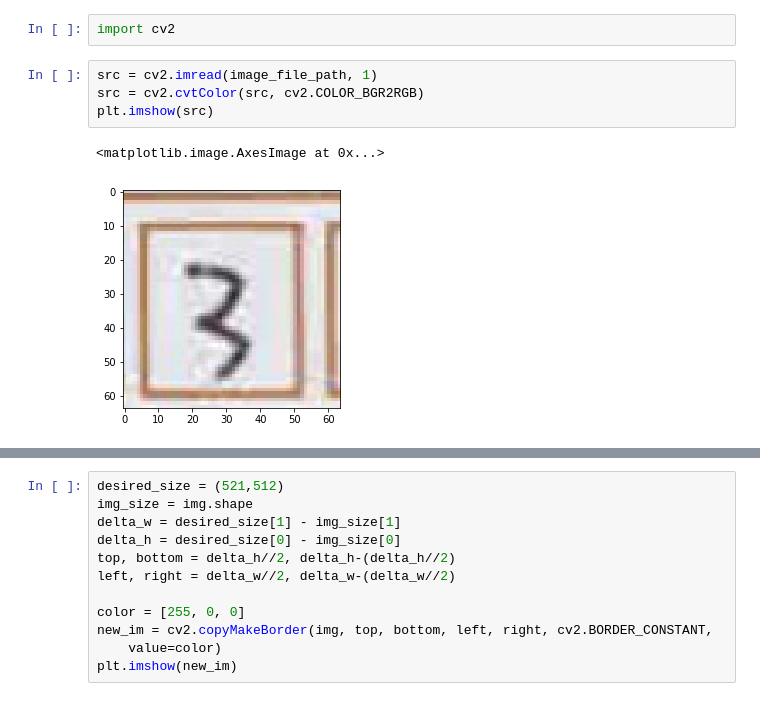
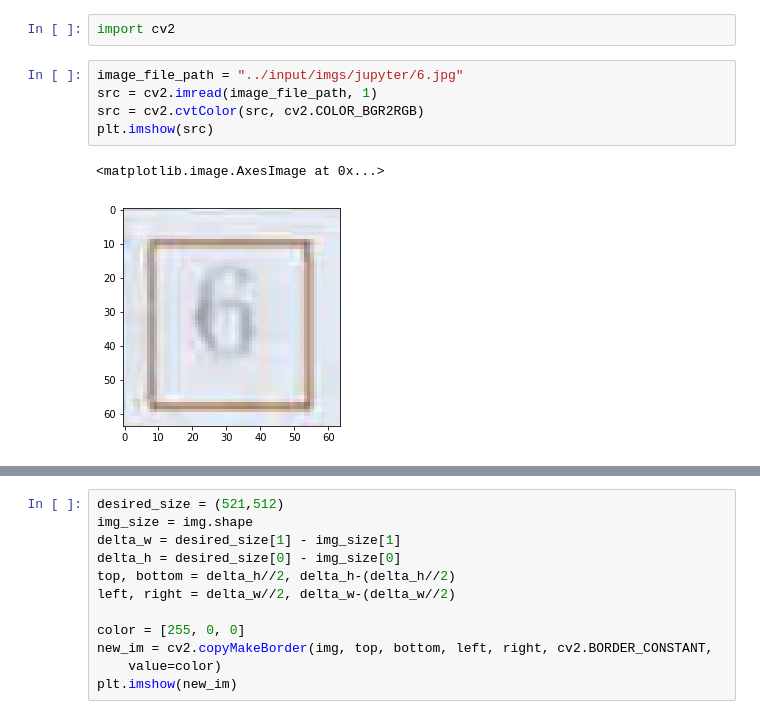
Before and after one commit to skyzhao3q/skyz_pyutils, a Jupyter notebook: skz_utils/image_padding.ipynb, the cells around one changed output, grey strips where cells are left out. Saved outputs shown, nothing was run; the diff lists cells and outputs as text.

```diff
--- a/skz_utils/image_padding.ipynb
+++ b/skz_utils/image_padding.ipynb
@@ -9,9 +9,10 @@ image_file_path = image_root_dir_path + "/5/1100292179.jpg"
 # %%
 import cv2
 # %%
+image_file_path = "../input/imgs/jupyter/6.jpg"
 src = cv2.imread(image_file_path, 1)
 src = cv2.cvtColor(src, cv2.COLOR_BGR2RGB)
 plt.imshow(src)
 # %% [output]
 <matplotlib.image.AxesImage at 0x...>
-[figure, old version]
+[figure, new version]
```
Also changed, not shown: parts of 21 cells of this notebook, 9 other files.
